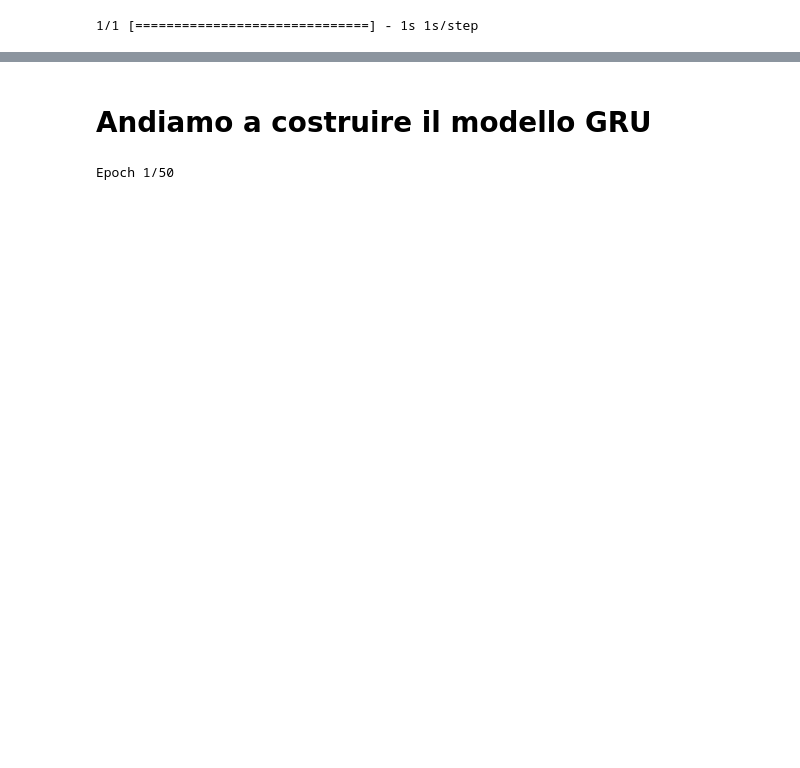
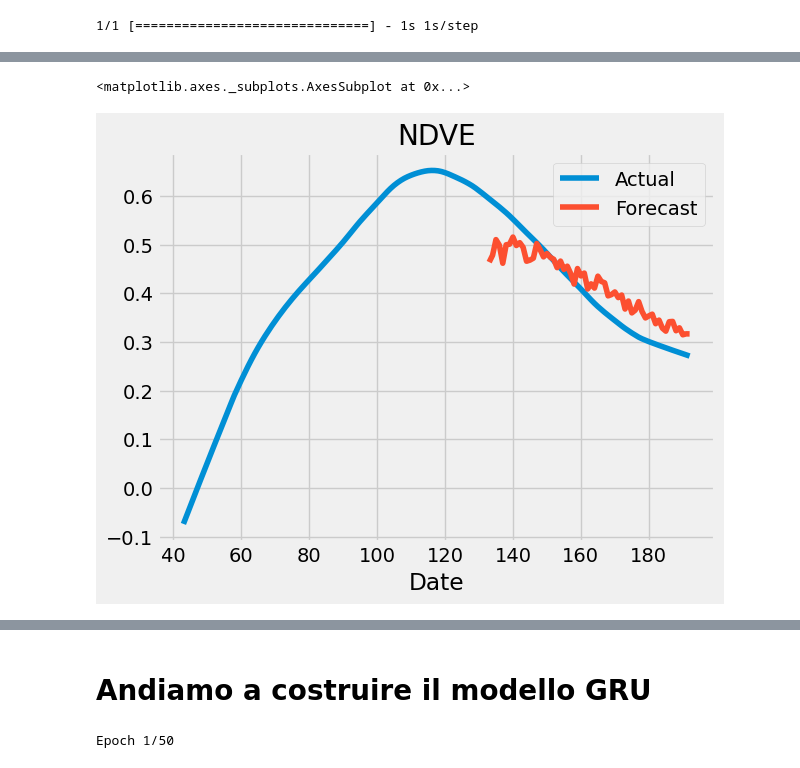
Before and after one commit to Simone-Scalella/AgriVision2022, a Jupyter notebook: GruEasy2.ipynb, the cells around one changed output, grey strips where cells are left out. Drawn from its saved outputs; the diff is of its cells as text; code cells hidden in the pictures; blank space fills up the shorter version.

```diff
--- a/GruEasy2.ipynb
+++ b/GruEasy2.ipynb
@@ -162,3 +248,19 @@ plot_predictions(test_set,predicted_stock_price)
+# %%
+# organize the results in a data frame
+Days = range(43,193)
+df_past = pd.DataFrame(columns=['Date', 'Actual'])
+df_past['Date'] = Days
+df_past['Actual'] = dataset_total
+
+df_future = pd.DataFrame(columns=['Date', 'Actual', 'Forecast'])
+df_future['Date'] = Days[-n_forecast:]
+df_future['Forecast'] = predicted_stock_price.flatten()+0.2 #ha offset di 0.2 ma non si sa perche' :/
+
+results = df_past.append(df_future).set_index('Date')
+results.plot(title='NDVE')
+# %% [output]
+<matplotlib.axes._subplots.AxesSubplot at 0x...>
+[figure, added]
 # %%
 # Evaluating our model
 print(test_set.shape)
```
Also changed, not shown: parts of 10 cells of this notebook.
